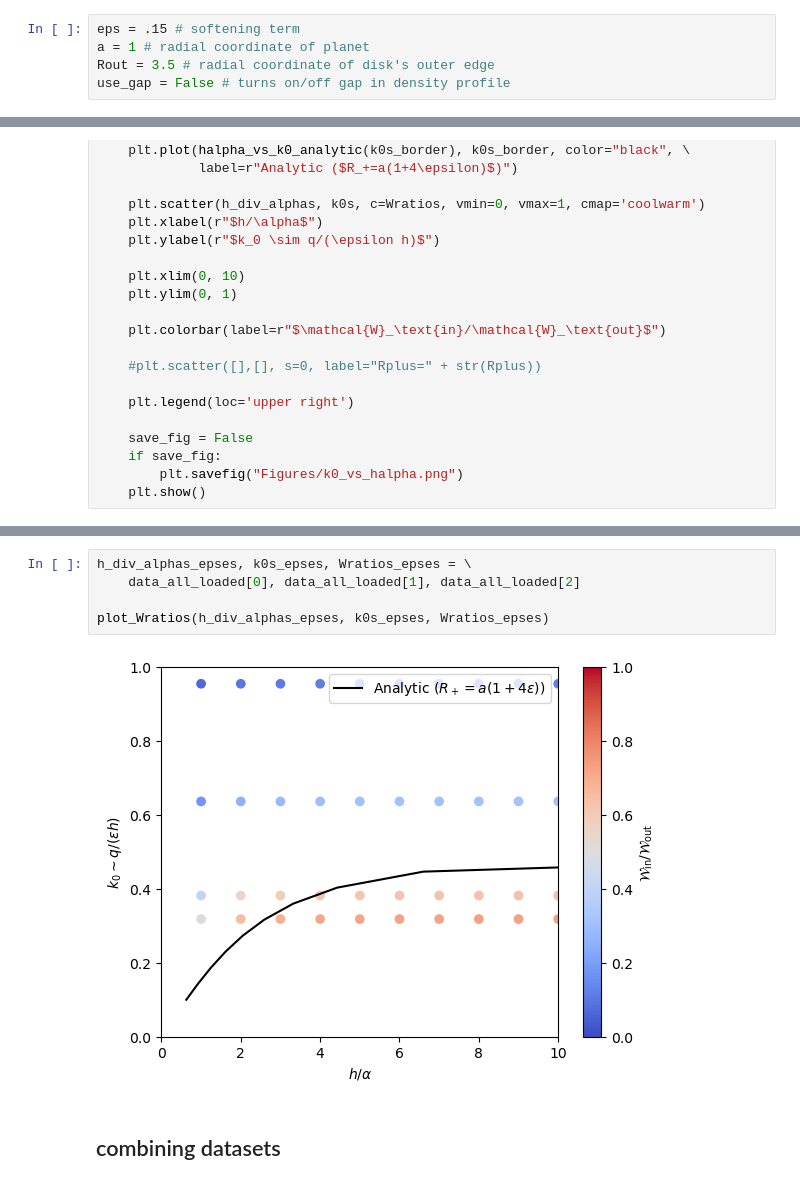
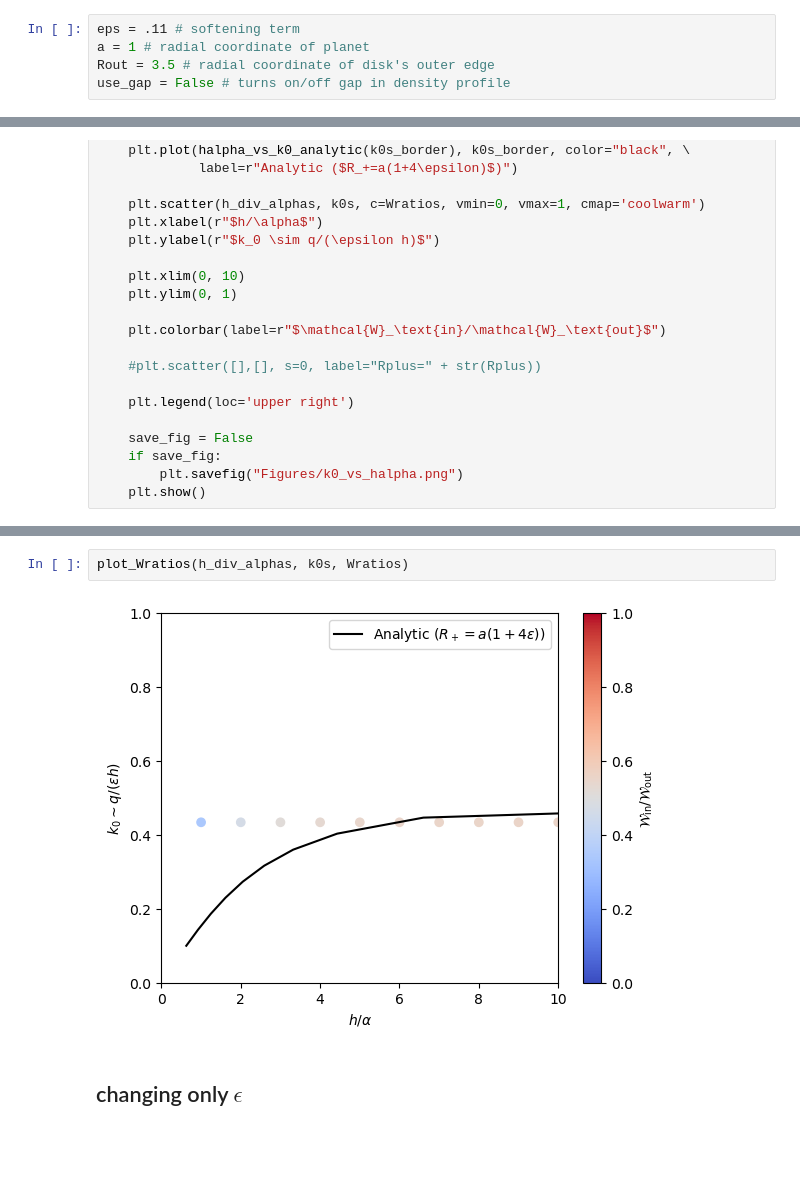
Before and after one commit to Jupiter1994/warped-disks, a Jupyter notebook: reduced-eqs-ss-param-space.ipynb, the cells around one changed output, grey strips where cells are left out. Cells and saved outputs as stored; diff of their text form; blank space fills up the shorter version.

Commit message:
varying h only

```diff
--- a/reduced-eqs-ss-param-space.ipynb
+++ b/reduced-eqs-ss-param-space.ipynb
@@ -11,7 +11,7 @@ The system parameters I'll vary are:
 
 To keep things simpler, I won't vary $\epsilon$ as we can also change $k_0$ by changing $q$. (Our results actually depend on $\epsilon$ in a complicated way since, e.g., $R_+$ depends on $\epsilon$. Also, we don't actually know what value of $\epsilon$ we should use; we'll look into this in our simulations.)
 # %%
-eps = .15 # softening term
+eps = .11 # softening term
 a = 1 # radial coordinate of planet
 Rout = 3.5 # radial coordinate of disk's outer edge
 use_gap = False # turns on/off gap in density profile
@@ -535,9 +517,6 @@ print(Wratios_orig.flatten()[7::10])
-# %%
-h_div_alphas_epses, k0s_epses, Wratios_epses = \
-    data_all_loaded[0], data_all_loaded[1], data_all_loaded[2]
-
-plot_Wratios(h_div_alphas_epses, k0s_epses, Wratios_epses)
-# %% [output]
-[figure, old version]
+# %%
+plot_Wratios(h_div_alphas, k0s, Wratios)
+# %% [output]
+[figure, added]
 # %% [markdown]
-## combining datasets
+## changing only $\epsilon$
```
Also changed, not shown: parts of 20 cells of this notebook.
